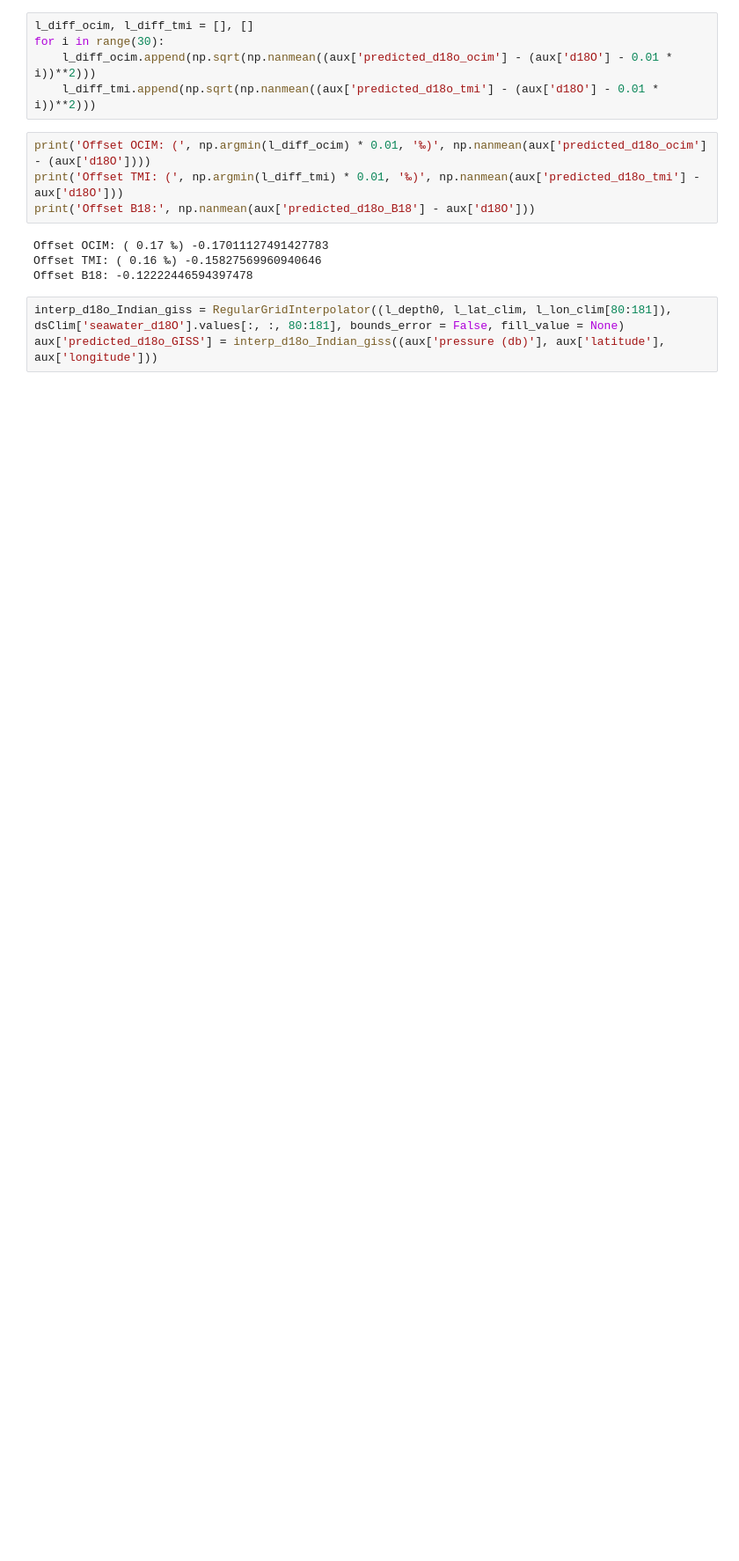
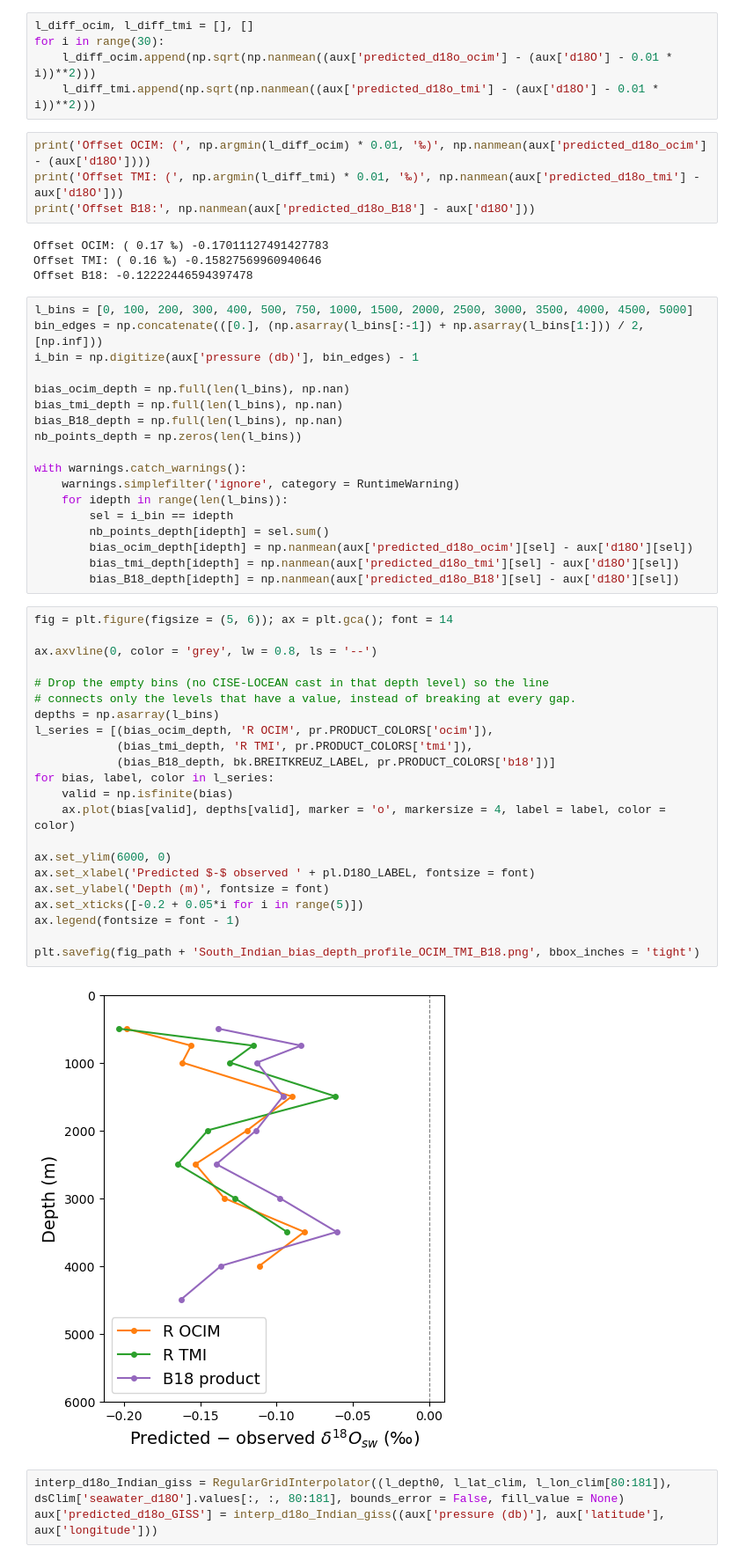
Before and after one commit to brumillet/d18o-southern-ocean, a Jupyter notebook: notebooks/evaluation_reconstructions.ipynb, the cells around one changed output. Shown at 88% size. Drawn from its saved outputs; the diff is of its cells as text; blank space fills up the shorter version.

Commit message:
Addition of depth difference between predictions and observed d18o.

```diff
--- a/notebooks/evaluation_reconstructions.ipynb
+++ b/notebooks/evaluation_reconstructions.ipynb
@@ -742,6 +742,48 @@ print('Offset B18:', np.nanmean(aux['predicted_d18o_B18'] - aux['d18O']))
 Offset OCIM: ( 0.17 ‰) -0.17011127491427783
 Offset TMI: ( 0.16 ‰) -0.15827569960940646
 Offset B18: -0.12222446594397478
+# %%
+l_bins = [0, 100, 200, 300, 400, 500, 750, 1000, 1500, 2000, 2500, 3000, 3500, 4000, 4500, 5000]
+bin_edges = np.concatenate(([0.], (np.asarray(l_bins[:-1]) + np.asarray(l_bins[1:])) / 2, [np.inf]))
+i_bin = np.digitize(aux['pressure (db)'], bin_edges) - 1
+
+bias_ocim_depth = np.full(len(l_bins), np.nan)
+bias_tmi_depth = np.full(len(l_bins), np.nan)
+bias_B18_depth = np.full(len(l_bins), np.nan)
+nb_points_depth = np.zeros(len(l_bins))
+
+with warnings.catch_warnings():
+    warnings.simplefilter('ignore', category = RuntimeWarning)
+    for idepth in range(len(l_bins)):
+        sel = i_bin == idepth
+        nb_points_depth[idepth] = sel.sum()
+        bias_ocim_depth[idepth] = np.nanmean(aux['predicted_d18o_ocim'][sel] - aux['d18O'][sel])
+        bias_tmi_depth[idepth] = np.nanmean(aux['predicted_d18o_tmi'][sel] - aux['d18O'][sel])
+        bias_B18_depth[idepth] = np.nanmean(aux['predicted_d18o_B18'][sel] - aux['d18O'][sel])
+# %%
+fig = plt.figure(figsize = (5, 6)); ax = plt.gca(); font = 14
+
+ax.axvline(0, color = 'grey', lw = 0.8, ls = '--')
+
+# Drop the empty bins (no CISE-LOCEAN cast in that depth level) so the line
+# connects only the levels that have a value, instead of breaking at every gap.
+depths = np.asarray(l_bins)
+l_series = [(bias_ocim_depth, 'R OCIM', pr.PRODUCT_COLORS['ocim']),
+            (bias_tmi_depth, 'R TMI', pr.PRODUCT_COLORS['tmi']),
+            (bias_B18_depth, bk.BREITKREUZ_LABEL, pr.PRODUCT_COLORS['b18'])]
+for bias, label, color in l_series:
+    valid = np.isfinite(bias)
+    ax.plot(bias[valid], depths[valid], marker = 'o', markersize = 4, label = label, color = color)
+
+ax.set_ylim(6000, 0)
+ax.set_xlabel('Predicted $-$ observed ' + pl.D18O_LABEL, fontsize = font)
+ax.set_ylabel('Depth (m)', fontsize = font)
+ax.set_xticks([-0.2 + 0.05*i for i in range(5)])
+ax.legend(fontsize = font - 1)
+
+plt.savefig(fig_path + 'South_Indian_bias_depth_profile_OCIM_TMI_B18.png', bbox_inches = 'tight')
+# %% [output]
+[figure, added]
 # %%
 interp_d18o_Indian_giss = RegularGridInterpolator((l_depth0, l_lat_clim, l_lon_clim[80:181]), dsClim['seawater_d18O'].values[:, :, 80:181], bounds_error = False, fill_value = None)
 aux['predicted_d18o_GISS'] = interp_d18o_Indian_giss((aux['pressure (db)'], aux['latitude'], aux['longitude']))
```
Also changed, not shown: 1 other file.
